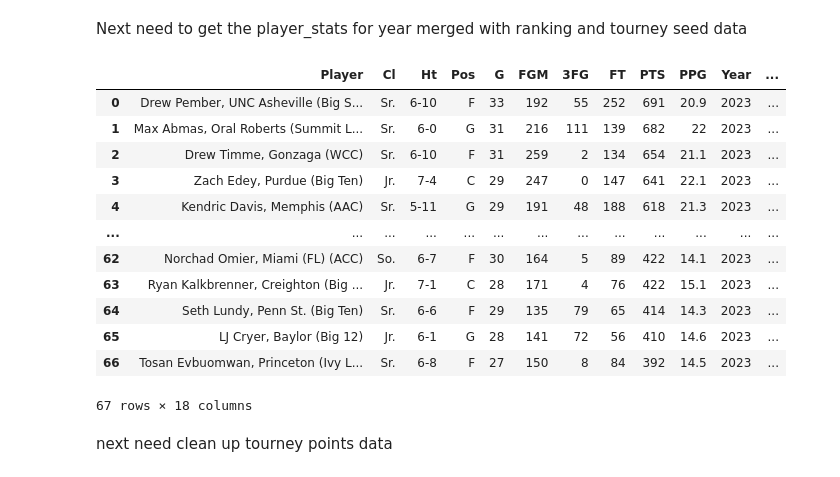
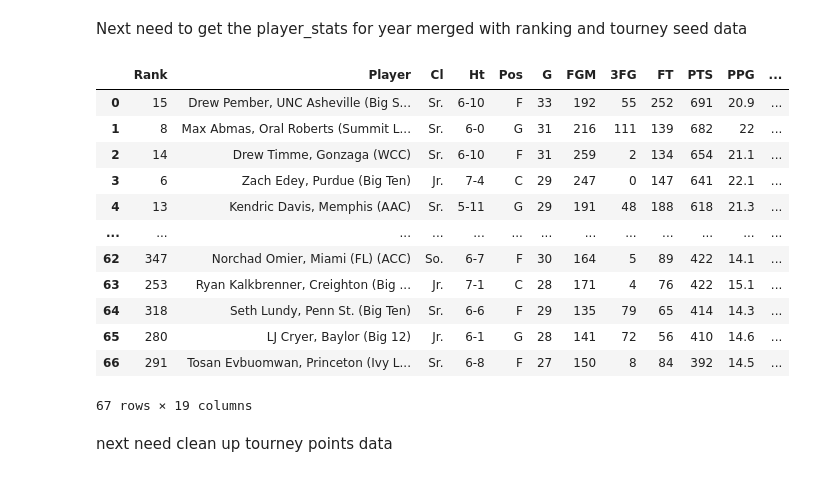
Before and after one commit to hopenbr/ncaa-player-pool, a Jupyter notebook: ncaa_player_pool/data-work.ipynb, the cells around one changed output. Cells and saved outputs as stored; diff of their text form; code cells hidden in the pictures.

```diff
--- a/ncaa_player_pool/data-work.ipynb
+++ b/ncaa_player_pool/data-work.ipynb
@@ -18,9 +74,5 @@ import os
 # %%
 
-
-def get_season_year(file):
-    y = os.path.basename(file).split('.')[0].split('_')[-1].split('-')[1]
-    return f'20{y}'
 
 
 def split_player_name(row):
@@ -59,15 +111,17 @@ def split_player_name(row):
     return pn.strip(), school.strip(), conf.strip()
 
 
-def read_data(file):
-    df = pd.read_csv(file, dtype=str, index_col='Rank')
+def read_palyer_stats(file, display: bool = False):
+    if display:
+        print(file)
+    df = pd.read_csv(file, dtype=str)
     df['Year'] = get_season_year(file)
     df[['Name','School','Conf']] = df.apply(split_player_name, axis=1, result_type='expand')
 
     return df
 
 
-player_stats = read_data('/workspaces/ncaa-player-pool/data/prediction/ncaa_statistics_2022-23.csv')
+player_stats = read_palyer_stats('/workspaces/ncaa-player-pool/data/prediction/ncaa_statistics_2022-23.csv')
 
-display(player_stats)
+display(player_stats.sort_values(axis=0, by='Player',ascending=True))
 # %% [output]
@@ -90,58 +143,48 @@ Next need to get the player_stats for year merged with ranking and tourney seed
 # %%
 def get_schools(ranking_data):
     return ranking_data.School.unique()
 
 def match_schools(school: str, schools):
     found_school: bool = False
     print(school)
     if school in schools:
         print(f'FOUND: {school}')
         found_school = True
     else:
         for s in schools:
             if fuzz.ratio(school, s) >= .9:
                 print(f'{school} ==> {s}')
     return found_school
 
-def code_dump():
-    schools = get_schools(ranking_data=rank_df)
+def read_ranking_data(file):
+    rdf = pd.read_csv(file, dtype=str, header=0)
+    rdf = rdf.rename(columns={'YEAR': 'Year', 'TEAM': 'School'})
+    return rdf.drop(['TEAM NO'], axis=1)
 
-    ps_index = player_stats.set_index('School').index
-    ps_year_index = player_stats.set_index('Year').index
-    schools_index = rank_df.set_index('School').index
-    schools_year_index = rank_df.set_index('Year').index
+def merge_player_stats_ranking(player_stats, rank_df):
 
-    display(schools_year_index)
+    return(
+        player_stats.merge(rank_df,
+                        on=['Year', 'School'],
+                        how='inner',
+                        indicator=True)
+            .drop(columns='_merge')
+        )
 
-    display(player_stats[~ps_index.isin(schools_index)])
-
-rank_file = '/workspaces/ncaa-player-pool/data/prediction/archive/538 Ratings.csv'
-
-rank_df = pd.read_csv(rank_file, dtype=str, header=0, index_col='TEAM NO')
-
-rank_df = rank_df.rename(columns={'YEAR': 'Year', 'TEAM': 'School'})
-
-d23 = (
-    player_stats.merge(rank_df,
-                      on=['Year', 'School'],
-                      how='inner',
-                      indicator=True)
-        .drop(columns='_merge')
-    )
-display(d23)
+display(merge_player_stats_ranking(player_stats, rank_df = read_ranking_data('/workspaces/ncaa-player-pool/data/prediction/archive/538 Ratings.csv')))
 # %% [output]
-|  | Player | Cl | Ht | Pos | G | FGM | 3FG | FT | PTS | PPG | Year | ... |
-| 0 | Drew Pember, UNC Asheville (Big S... | Sr. | 6-10 | F | 33 | 192 | 55 | 252 | 691 | 20.9 | 2023 | ... |
-| 1 | Max Abmas, Oral Roberts (Summit L... | Sr. | 6-0 | G | 31 | 216 | 111 | 139 | 682 | 22 | 2023 | ... |
-| 2 | Drew Timme, Gonzaga (WCC) | Sr. | 6-10 | F | 31 | 259 | 2 | 134 | 654 | 21.1 | 2023 | ... |
-| 3 | Zach Edey, Purdue (Big Ten) | Jr. | 7-4 | C | 29 | 247 | 0 | 147 | 641 | 22.1 | 2023 | ... |
-| 4 | Kendric Davis, Memphis (AAC) | Sr. | 5-11 | G | 29 | 191 | 48 | 188 | 618 | 21.3 | 2023 | ... |
+|  | Rank | Player | Cl | Ht | Pos | G | FGM | 3FG | FT | PTS | PPG | ... |
+| 0 | 15 | Drew Pember, UNC Asheville (Big S... | Sr. | 6-10 | F | 33 | 192 | 55 | 252 | 691 | 20.9 | ... |
+| 1 | 8 | Max Abmas, Oral Roberts (Summit L... | Sr. | 6-0 | G | 31 | 216 | 111 | 139 | 682 | 22 | ... |
+| 2 | 14 | Drew Timme, Gonzaga (WCC) | Sr. | 6-10 | F | 31 | 259 | 2 | 134 | 654 | 21.1 | ... |
+| 3 | 6 | Zach Edey, Purdue (Big Ten) | Jr. | 7-4 | C | 29 | 247 | 0 | 147 | 641 | 22.1 | ... |
+| 4 | 13 | Kendric Davis, Memphis (AAC) | Sr. | 5-11 | G | 29 | 191 | 48 | 188 | 618 | 21.3 | ... |
 | ... | ... | ... | ... | ... | ... | ... | ... | ... | ... | ... | ... | ... |
-| 62 | Norchad Omier, Miami (FL) (ACC) | So. | 6-7 | F | 30 | 164 | 5 | 89 | 422 | 14.1 | 2023 | ... |
-| 63 | Ryan Kalkbrenner, Creighton (Big ... | Jr. | 7-1 | C | 28 | 171 | 4 | 76 | 422 | 15.1 | 2023 | ... |
-| 64 | Seth Lundy, Penn St. (Big Ten) | Sr. | 6-6 | F | 29 | 135 | 79 | 65 | 414 | 14.3 | 2023 | ... |
-| 65 | LJ Cryer, Baylor (Big 12) | Jr. | 6-1 | G | 28 | 141 | 72 | 56 | 410 | 14.6 | 2023 | ... |
-| 66 | Tosan Evbuomwan, Princeton (Ivy L... | Sr. | 6-8 | F | 27 | 150 | 8 | 84 | 392 | 14.5 | 2023 | ... |
+| 62 | 347 | Norchad Omier, Miami (FL) (ACC) | So. | 6-7 | F | 30 | 164 | 5 | 89 | 422 | 14.1 | ... |
+| 63 | 253 | Ryan Kalkbrenner, Creighton (Big ... | Jr. | 7-1 | C | 28 | 171 | 4 | 76 | 422 | 15.1 | ... |
+| 64 | 318 | Seth Lundy, Penn St. (Big Ten) | Sr. | 6-6 | F | 29 | 135 | 79 | 65 | 414 | 14.3 | ... |
+| 65 | 280 | LJ Cryer, Baylor (Big 12) | Jr. | 6-1 | G | 28 | 141 | 72 | 56 | 410 | 14.6 | ... |
+| 66 | 291 | Tosan Evbuomwan, Princeton (Ivy L... | Sr. | 6-8 | F | 27 | 150 | 8 | 84 | 392 | 14.5 | ... |
-67 rows × 18 columns
+67 rows × 19 columns
 # %% [markdown]
 next need clean up tourney points data
```
Also changed, not shown: parts of 29 cells of this notebook.
